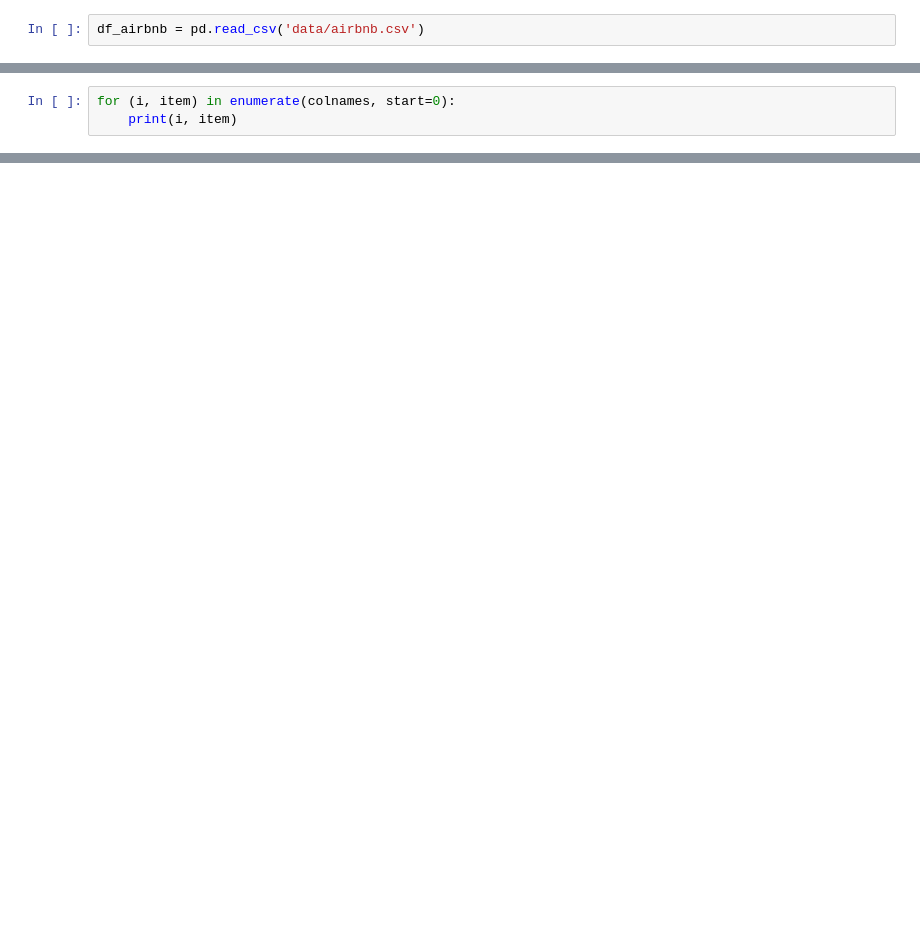
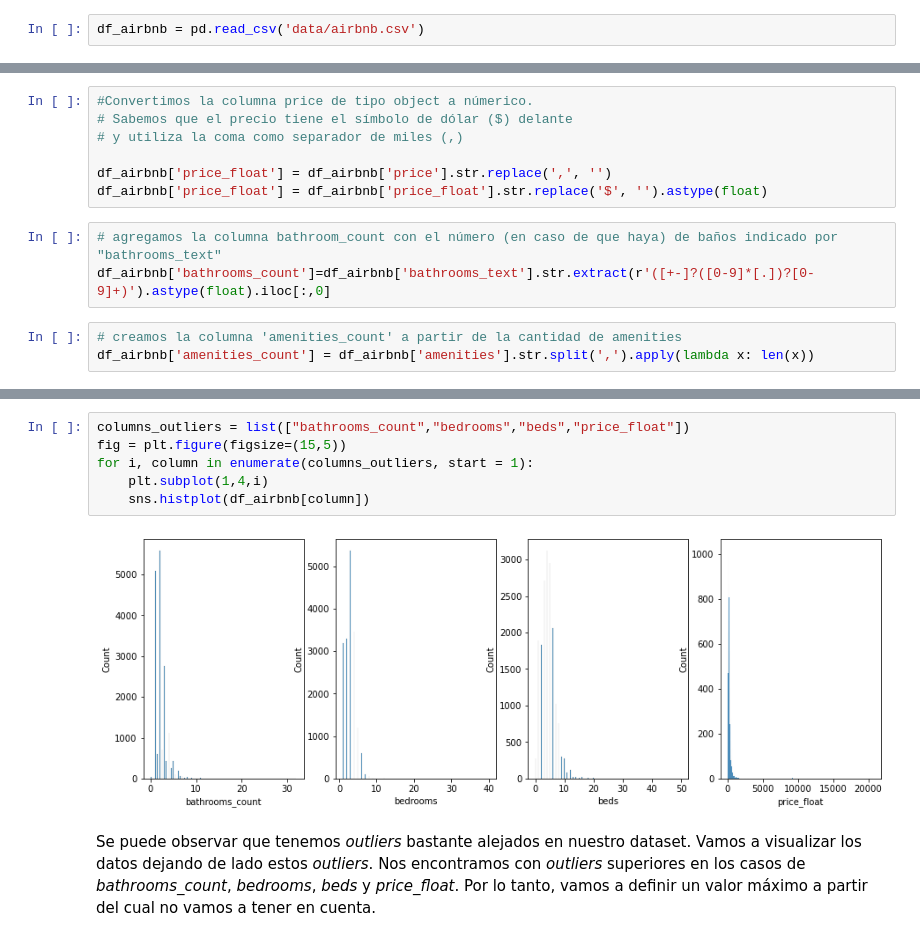
Before and after one commit to JanuszJSzturo/uib-aa-g1-material, a Jupyter notebook: Airbnb/Airbnb.ipynb, the cells around one changed output, grey strips where cells are left out. Cells and saved outputs as stored; diff of their text form; blank space fills up the shorter version.

Commit message:
Práctica final - Airbnb finalizada

```diff
--- a/Airbnb/Airbnb.ipynb
+++ b/Airbnb/Airbnb.ipynb
@@ -30,3 +20,0 @@ colnames = list(df_airbnb.columns)
-# %%
-for (i, item) in enumerate(colnames, start=0):
-    print(i, item)
@@ -68,0 +167,13 @@ Name: neighbourhood, Length: 17608, dtype: object
+# %%
+#Convertimos la columna price de tipo object a númerico.
+# Sabemos que el precio tiene el símbolo de dólar ($) delante
+# y utiliza la coma como separador de miles (,)
+
+df_airbnb['price_float'] = df_airbnb['price'].str.replace(',', '')
+df_airbnb['price_float'] = df_airbnb['price_float'].str.replace('$', '').astype(float)
+# %%
+# agregamos la columna bathroom_count con el número (en caso de que haya) de baños indicado por "bathrooms_text"
+df_airbnb['bathrooms_count']=df_airbnb['bathrooms_text'].str.extract(r'([+-]?([0-9]*[.])?[0-9]+)').astype(float).iloc[:,0]
+# %%
+# creamos la columna 'amenities_count' a partir de la cantidad de amenities
+df_airbnb['amenities_count'] = df_airbnb['amenities'].str.split(',').apply(lambda x: len(x))
@@ -68,0 +215,10 @@ Name: neighbourhood, Length: 17608, dtype: object
+# %%
+columns_outliers = list(["bathrooms_count","bedrooms","beds","price_float"])
+fig = plt.figure(figsize=(15,5))
+for i, column in enumerate(columns_outliers, start = 1):
+    plt.subplot(1,4,i)
+    sns.histplot(df_airbnb[column])
+# %% [output]
+[figure, added]
+# %% [markdown]
+Se puede observar que tenemos _outliers_ bastante alejados en nuestro dataset. Vamos a visualizar los datos dejando de lado estos _outliers_. Nos encontramos con _outliers_ superiores en los casos de _bathrooms_count_, _bedrooms_, _beds_ y _price_float_. Por lo tanto, vamos a definir un valor máximo a partir del cual no vamos a tener en cuenta.
```
Also changed, not shown: parts of 88 cells of this notebook.
